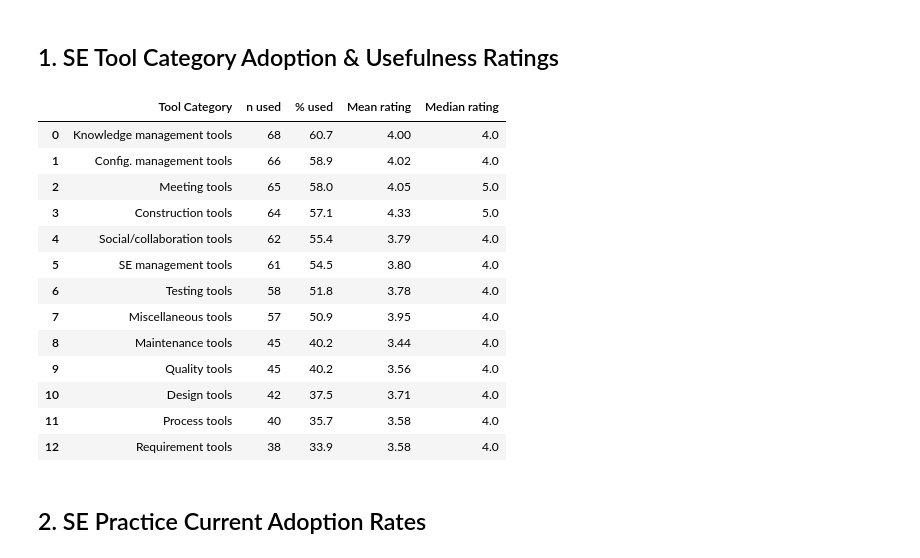
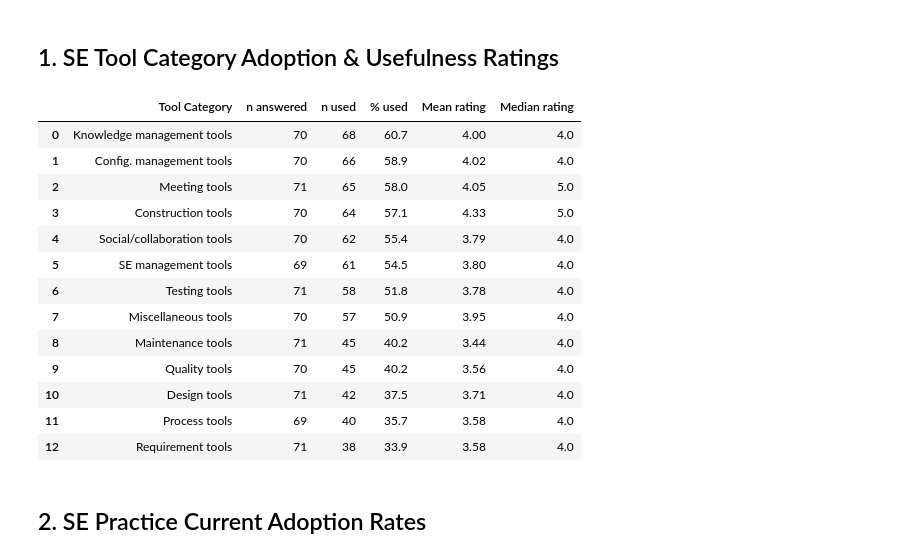
Before and after one commit to cragkhit/se4ds-replication-package, a Jupyter notebook: analysis_rq3.ipynb, the cells around one changed output. Saved outputs shown, nothing was run; the diff lists cells and outputs as text; code cells hidden in the pictures.

```diff
--- a/analysis_rq3.ipynb
+++ b/analysis_rq3.ipynb
@@ -35,40 +31,42 @@ Dataset loaded: 112 respondents
 # %%
 rows = []
 for c, label in RATING_COLS.items():
     used_col = c + '_used'
     num_col  = c + '_num'
     if used_col not in df.columns:
         continue
     n_used   = int(df[used_col].sum())
+    n_ans    = int(df[c].notna().sum())
     pct_used = round(n_used / N * 100, 1)
     ratings  = df[num_col].dropna()
     mean_r   = round(ratings.mean(), 2) if len(ratings) > 0 else float('nan')
     med_r    = ratings.median()         if len(ratings) > 0 else float('nan')
     rows.append({
         'Tool Category':  label,
+        'n answered':     n_ans,
         'n used':         n_used,
         '% used':         pct_used,
         'Mean rating':    mean_r,
         'Median rating':  med_r,
     })
 
 tool_df = pd.DataFrame(rows).sort_values('% used', ascending=False).reset_index(drop=True)
 display(tool_df)
 # %% [output]
-|  | Tool Category | n used | % used | Mean rating | Median rating |
-| 0 | Knowledge management tools | 68 | 60.7 | 4.00 | 4.0 |
-| 1 | Config. management tools | 66 | 58.9 | 4.02 | 4.0 |
-| 2 | Meeting tools | 65 | 58.0 | 4.05 | 5.0 |
-| 3 | Construction tools | 64 | 57.1 | 4.33 | 5.0 |
-| 4 | Social/collaboration tools | 62 | 55.4 | 3.79 | 4.0 |
-| 5 | SE management tools | 61 | 54.5 | 3.80 | 4.0 |
-| 6 | Testing tools | 58 | 51.8 | 3.78 | 4.0 |
-| 7 | Miscellaneous tools | 57 | 50.9 | 3.95 | 4.0 |
-| 8 | Maintenance tools | 45 | 40.2 | 3.44 | 4.0 |
-| 9 | Quality tools | 45 | 40.2 | 3.56 | 4.0 |
-| 10 | Design tools | 42 | 37.5 | 3.71 | 4.0 |
-| 11 | Process tools | 40 | 35.7 | 3.58 | 4.0 |
-| 12 | Requirement tools | 38 | 33.9 | 3.58 | 4.0 |
+|  | Tool Category | n answered | n used | % used | Mean rating | Median rating |
+| 0 | Knowledge management tools | 70 | 68 | 60.7 | 4.00 | 4.0 |
+| 1 | Config. management tools | 70 | 66 | 58.9 | 4.02 | 4.0 |
+| 2 | Meeting tools | 71 | 65 | 58.0 | 4.05 | 5.0 |
+| 3 | Construction tools | 70 | 64 | 57.1 | 4.33 | 5.0 |
+| 4 | Social/collaboration tools | 70 | 62 | 55.4 | 3.79 | 4.0 |
+| 5 | SE management tools | 69 | 61 | 54.5 | 3.80 | 4.0 |
+| 6 | Testing tools | 71 | 58 | 51.8 | 3.78 | 4.0 |
+| 7 | Miscellaneous tools | 70 | 57 | 50.9 | 3.95 | 4.0 |
+| 8 | Maintenance tools | 71 | 45 | 40.2 | 3.44 | 4.0 |
+| 9 | Quality tools | 70 | 45 | 40.2 | 3.56 | 4.0 |
+| 10 | Design tools | 71 | 42 | 37.5 | 3.71 | 4.0 |
+| 11 | Process tools | 69 | 40 | 35.7 | 3.58 | 4.0 |
+| 12 | Requirement tools | 71 | 38 | 33.9 | 3.58 | 4.0 |
 # %% [markdown]
 ## 2. SE Practice Current Adoption Rates
 # %%
```
Also changed, not shown: parts of 7 cells of this notebook, 29 other files.
